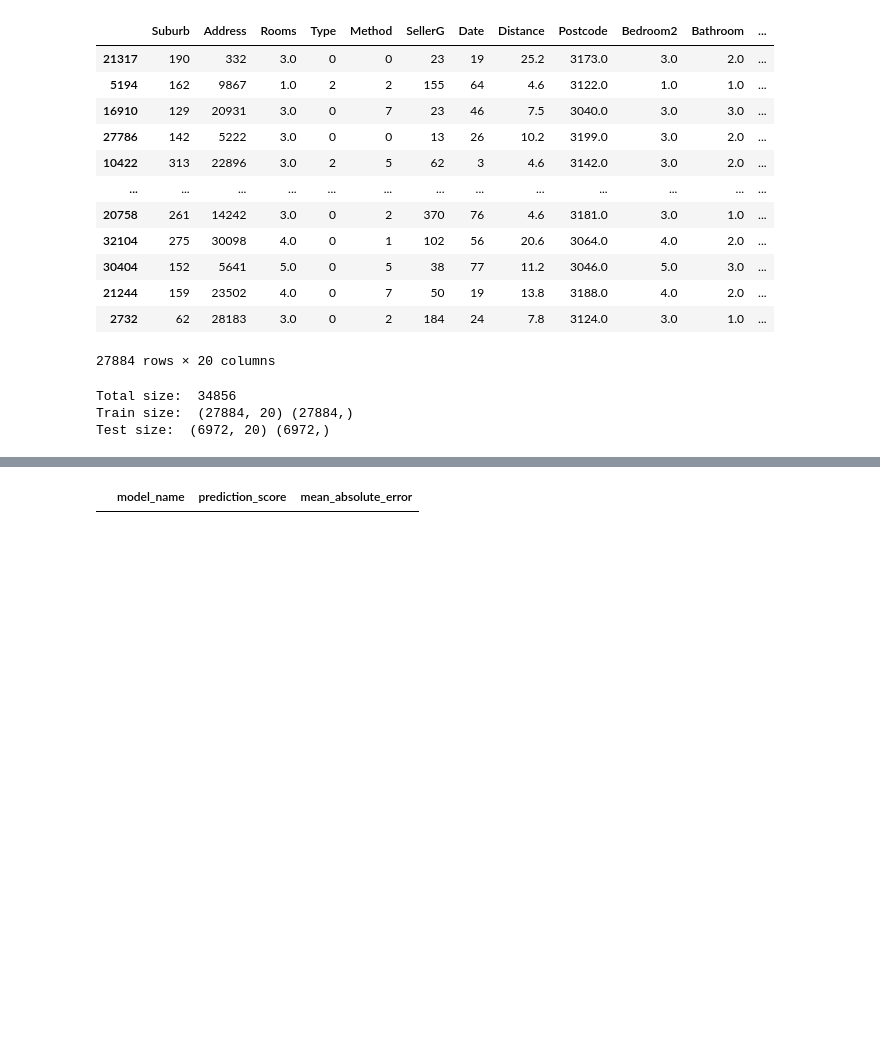
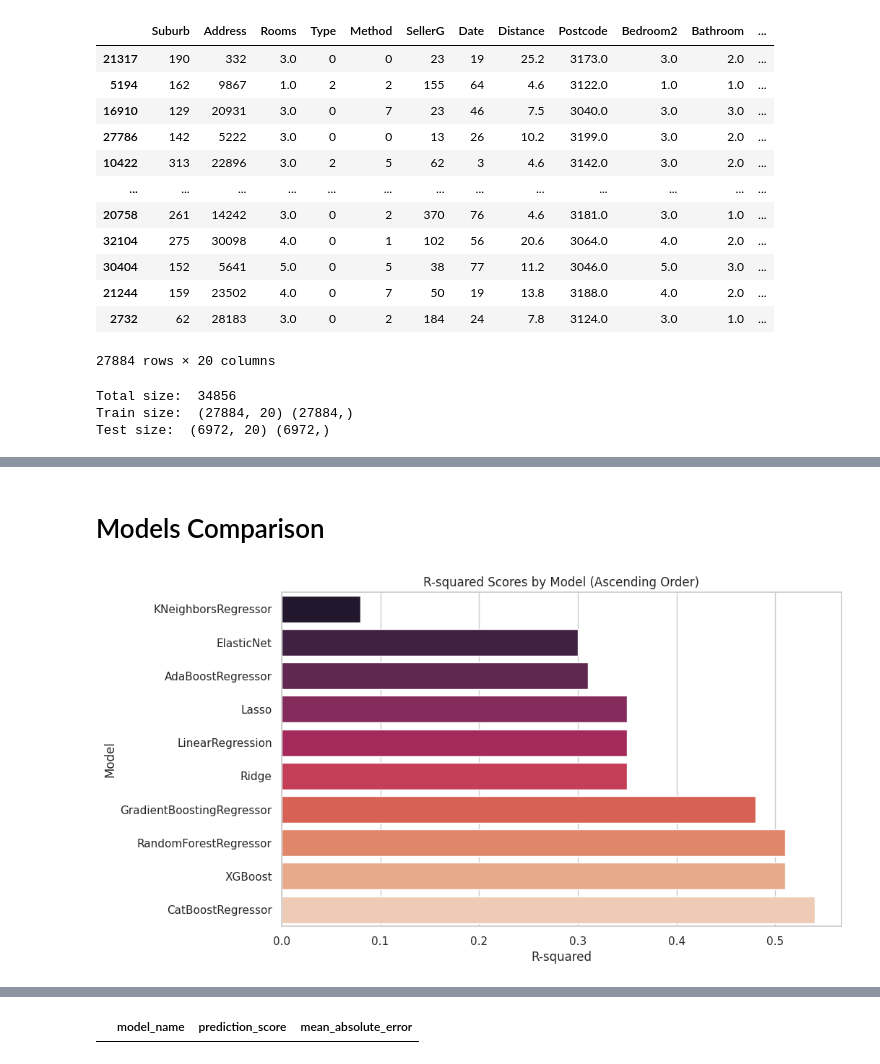
Before and after one commit to OnurKorkmaz1/Melbourne-House-Prediction, a Jupyter notebook: melbourne-house-price-prediction-ml.ipynb, the cells around one changed output, grey strips where cells are left out. Drawn from its saved outputs; the diff is of its cells as text; code cells hidden in the pictures; blank space fills up the shorter version.

```diff
--- a/melbourne-house-price-prediction-ml.ipynb
+++ b/melbourne-house-price-prediction-ml.ipynb
@@ -335,7 +338,3 @@ print("Test size: ", X_test.shape, y_test.shape)
 Total size:  34856
 Train size:  (27884, 20) (27884,)
 Test size:  (6972, 20) (6972,)
-# %%
-lr_model = LinearRegression()
-
-lr_model.fit(X_train, y_train)
@@ -343,0 +354,23 @@ LinearRegression()
+# %%
+model_names = []
+r2_scores = []
+
+for model_name, model_instance in models.items():
+    print(f"-----{model_name}-----")
+
+    model_instance.fit(X_train, y_train)
+    y_pred = model_instance.predict(X_test)
+
+    mae = round(mean_absolute_error(y_test, y_pred), 2)
+    mse = round(mean_squared_error(y_test, y_pred, squared=True), 2)
+    rmse = round(mean_squared_error(y_test, y_pred, squared=False), 2)
+    r2 = round(r2_score(y_test, y_pred), 2)
+
+    model_names.append(model_name)
+    r2_scores.append(r2)
+
+    print("MAE Score: ", mae)
+    print("MSE Score: ", mse)
+    print("RMSE Score: ", rmse)
+    print("R-Squared Score: ", r2)
+    print("\n")
@@ -343,0 +395,14 @@ LinearRegression()
+# %% [markdown]
+# Models Comparison
+# %%
+results = pd.DataFrame({'Model': model_names, 'R-squared': r2_scores})
+results = results.sort_values(by='R-squared', ascending=True)
+
+plt.figure(figsize=(10, 6))
+sns.set(style="whitegrid")
+ax = sns.barplot(x='R-squared', y='Model', data=results, palette="rocket")
+ax.set(xlabel="R-squared", ylabel="Model")
+plt.title("R-squared Scores by Model (Ascending Order)")
+plt.show()
+# %% [output]
+[figure, added]
```
Also changed, not shown: parts of 9 cells of this notebook.
